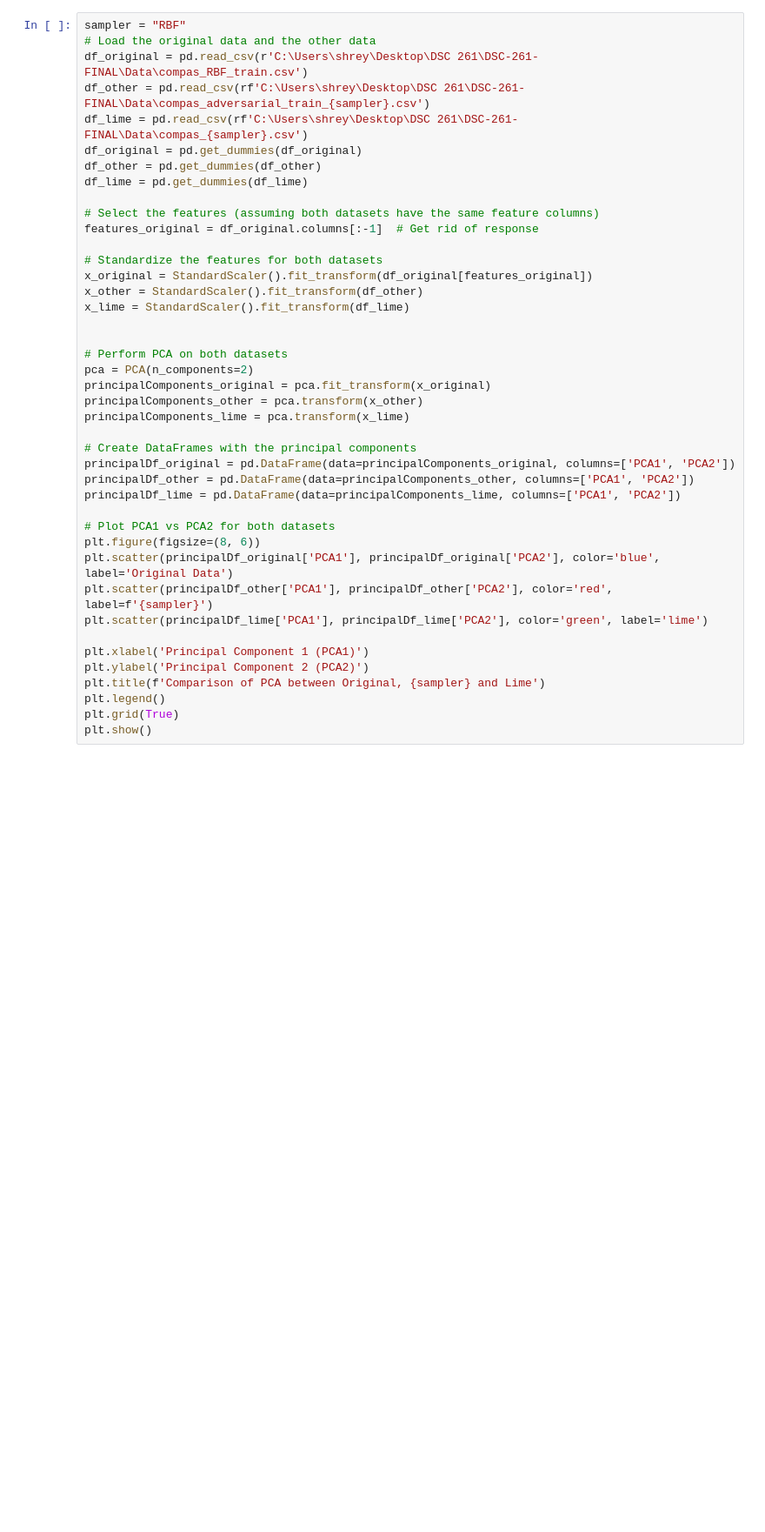
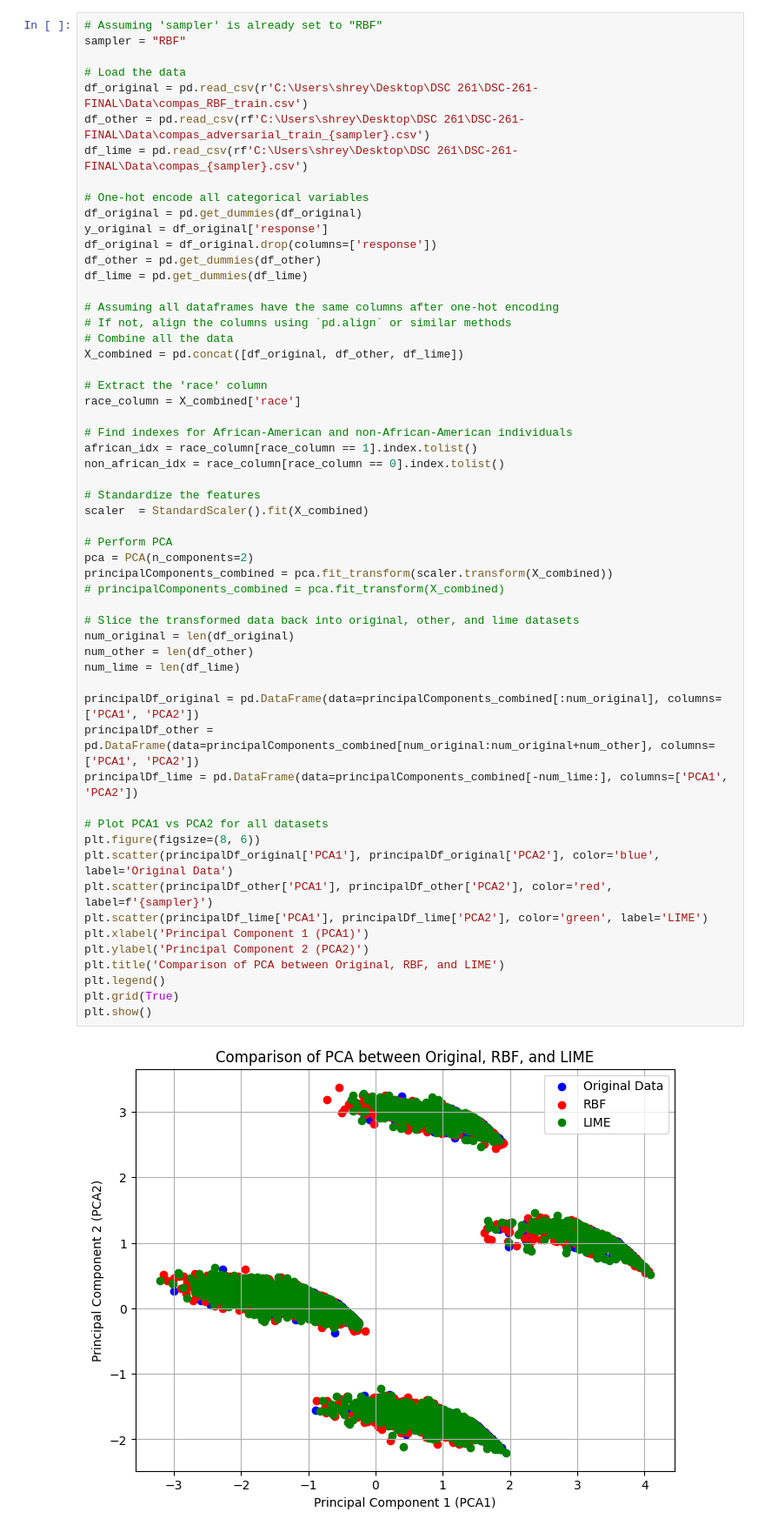
Before and after one commit to shreyan241/DSC-261-FINAL, a Jupyter notebook: Fooling-LIME-SHAP/pca_grid.ipynb, the cells around one changed output. Shown at 87% size. Cells and saved outputs as stored; diff of their text form; blank space fills up the shorter version.

```diff
--- a/Fooling-LIME-SHAP/pca_grid.ipynb
+++ b/Fooling-LIME-SHAP/pca_grid.ipynb
@@ -6,42 +132,58 @@ from sklearn.preprocessing import StandardScaler
 # %%
+# Assuming 'sampler' is already set to "RBF"
 sampler = "RBF"
-# Load the original data and the other data
+
+# Load the data
 df_original = pd.read_csv(r'C:\Users\shrey\Desktop\DSC 261\DSC-261-FINAL\Data\compas_RBF_train.csv')
 df_other = pd.read_csv(rf'C:\Users\shrey\Desktop\DSC 261\DSC-261-FINAL\Data\compas_adversarial_train_{sampler}.csv')
 df_lime = pd.read_csv(rf'C:\Users\shrey\Desktop\DSC 261\DSC-261-FINAL\Data\compas_{sampler}.csv')
+
+# One-hot encode all categorical variables
 df_original = pd.get_dummies(df_original)
+y_original = df_original['response']
+df_original = df_original.drop(columns=['response'])
 df_other = pd.get_dummies(df_other)
 df_lime = pd.get_dummies(df_lime)
 
-# Select the features (assuming both datasets have the same feature columns)
-features_original = df_original.columns[:-1]  # Get rid of response
+# Assuming all dataframes have the same columns after one-hot encoding
+# If not, align the columns using `pd.align` or similar methods
+# Combine all the data
+X_combined = pd.concat([df_original, df_other, df_lime])
 
-# Standardize the features for both datasets
-x_original = StandardScaler().fit_transform(df_original[features_original])
-x_other = StandardScaler().fit_transform(df_other)
-x_lime = StandardScaler().fit_transform(df_lime)
+# Extract the 'race' column
+race_column = X_combined['race']
 
+# Find indexes for African-American and non-African-American individuals
+african_idx = race_column[race_column == 1].index.tolist()
+non_african_idx = race_column[race_column == 0].index.tolist()
 
-# Perform PCA on both datasets
+# Standardize the features
+scaler  = StandardScaler().fit(X_combined)
+
+# Perform PCA
 pca = PCA(n_components=2)
-principalComponents_original = pca.fit_transform(x_original)
-principalComponents_other = pca.transform(x_other)
-principalComponents_lime = pca.transform(x_lime)
+principalComponents_combined = pca.fit_transform(scaler.transform(X_combined))
+# principalComponents_combined = pca.fit_transform(X_combined)
 
-# Create DataFrames with the principal components
-principalDf_original = pd.DataFrame(data=principalComponents_original, columns=['PCA1', 'PCA2'])
-principalDf_other = pd.DataFrame(data=principalComponents_other, columns=['PCA1', 'PCA2'])
-principalDf_lime = pd.DataFrame(data=principalComponents_lime, columns=['PCA1', 'PCA2'])
+# Slice the transformed data back into original, other, and lime datasets
+num_original = len(df_original)
+num_other = len(df_other)
+num_lime = len(df_lime)
 
-# Plot PCA1 vs PCA2 for both datasets
+principalDf_original = pd.DataFrame(data=principalComponents_combined[:num_original], columns=['PCA1', 'PCA2'])
+principalDf_other = pd.DataFrame(data=principalComponents_combined[num_original:num_original+num_other], columns=['PCA1', 'PCA2'])
+principalDf_lime = pd.DataFrame(data=principalComponents_combined[-num_lime:], columns=['PCA1', 'PCA2'])
+
+# Plot PCA1 vs PCA2 for all datasets
 plt.figure(figsize=(8, 6))
 plt.scatter(principalDf_original['PCA1'], principalDf_original['PCA2'], color='blue', label='Original Data')
 plt.scatter(principalDf_other['PCA1'], principalDf_other['PCA2'], color='red', label=f'{sampler}')
-plt.scatter(principalDf_lime['PCA1'], principalDf_lime['PCA2'], color='green', label='lime')
-
+plt.scatter(principalDf_lime['PCA1'], principalDf_lime['PCA2'], color='green', label='LIME')
 plt.xlabel('Principal Component 1 (PCA1)')
 plt.ylabel('Principal Component 2 (PCA2)')
-plt.title(f'Comparison of PCA between Original, {sampler} and Lime')
+plt.title('Comparison of PCA between Original, RBF, and LIME')
 plt.legend()
 plt.grid(True)
 plt.show()
+# %% [output]
+[figure, added]
```
Also changed, not shown: parts of 12 cells of this notebook.
